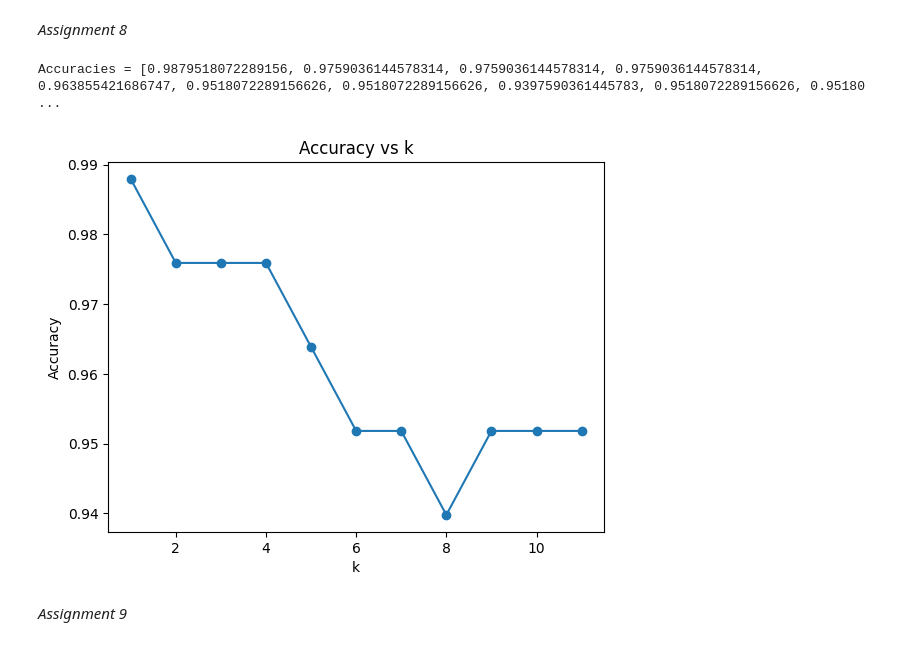
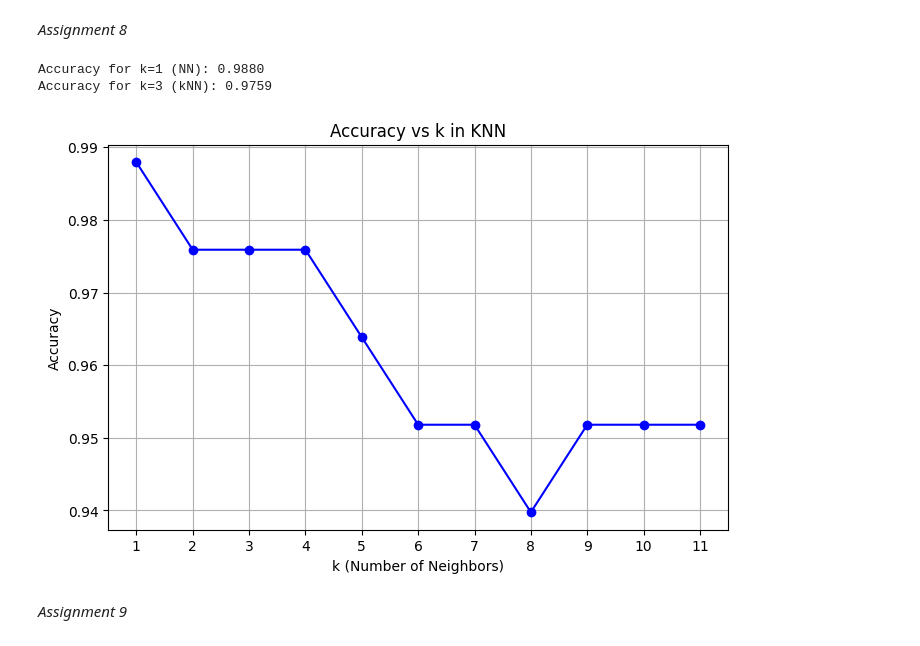
Before and after one commit to vasudhab21/ML-LAB, a Jupyter notebook: ML_Lab_3.ipynb, the cells around one changed output. Drawn from its saved outputs; the diff is of its cells as text; code cells hidden in the pictures.

```diff
--- a/ML_Lab_3.ipynb
+++ b/ML_Lab_3.ipynb
@@ -428,19 +428,32 @@ Predictions: [1 1 1 1 0 1 1 1 1 1 1 1 1 1 1 1 1 1 1 1 1 1 1 0 0 1 1 1 1 1 1 1 1
  0 1 0 1 1 0 1 1 1]
 # %% [markdown]
 *Assignment 8*
-# %%
-# A8
-k_values = list(range(1, 12))
-accuracies = accuracy_vs_k(X_train, y_train, X_test, y_test, k_values)
-print("Accuracies =", accuracies)
-plt.plot(k_values, accuracies, marker='o')
-plt.title("Accuracy vs k")
-plt.xlabel("k")
-plt.ylabel("Accuracy")
-plt.show()
-# %% [output]
-Accuracies = [0.9879518072289156, 0.9759036144578314, 0.9759036144578314, 0.9759036144578314, 0.963855421686747, 0.9518072289156626, 0.9518072289156626, 0.9397590361445783, 0.9518072289156626, 0.95180 ...
-[figure, removed]
+# %%
+import matplotlib.pyplot as plt
+from sklearn.neighbors import KNeighborsClassifier
+from sklearn.metrics import accuracy_score
+
+# Range of k values from 1 to 11
+k_values = list(range(1, 12))
+accuracies = accuracy_vs_k(X_train, y_train, X_test, y_test, k_values)
+
+# Print comparison for k=1 and k=3
+print(f"Accuracy for k=1 (NN): {accuracies[0]:.4f}")
+print(f"Accuracy for k=3 (kNN): {accuracies[2]:.4f}")
+
+# Plot accuracy vs k
+plt.figure(figsize=(8, 5))
+plt.plot(k_values, accuracies, marker='o', linestyle='-', color='b')
+plt.xlabel("k (Number of Neighbors)")
+plt.ylabel("Accuracy")
+plt.title("Accuracy vs k in KNN")
+plt.xticks(k_values)
+plt.grid(True)
+plt.show()
+# %% [output]
+Accuracy for k=1 (NN): 0.9880
+Accuracy for k=3 (kNN): 0.9759
+[figure, added]
 # %% [markdown]
 *Assignment 9*
 # %%
```
Also changed, not shown: parts of 2 cells of this notebook.
